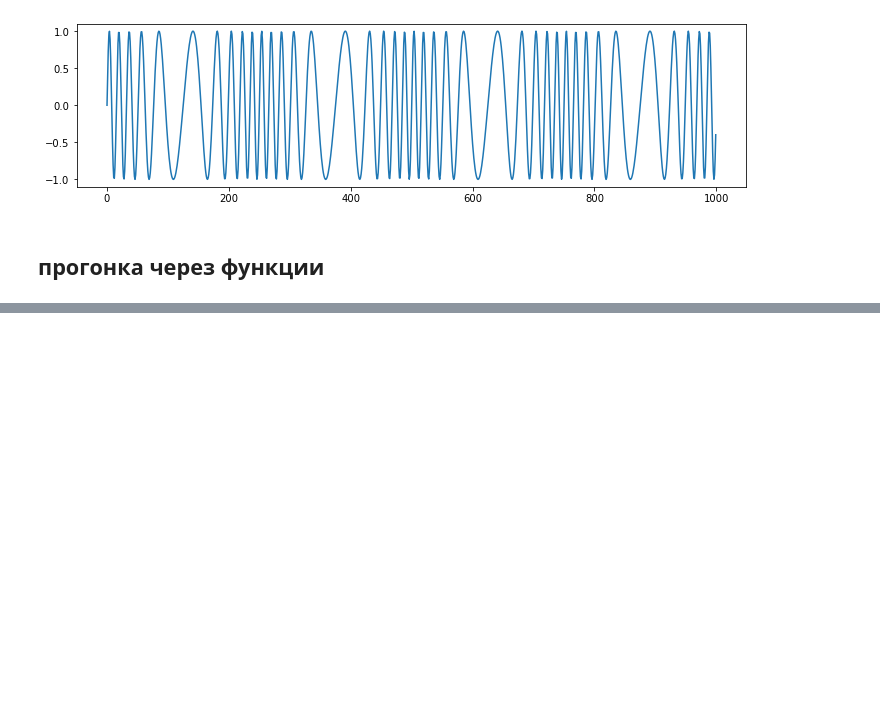
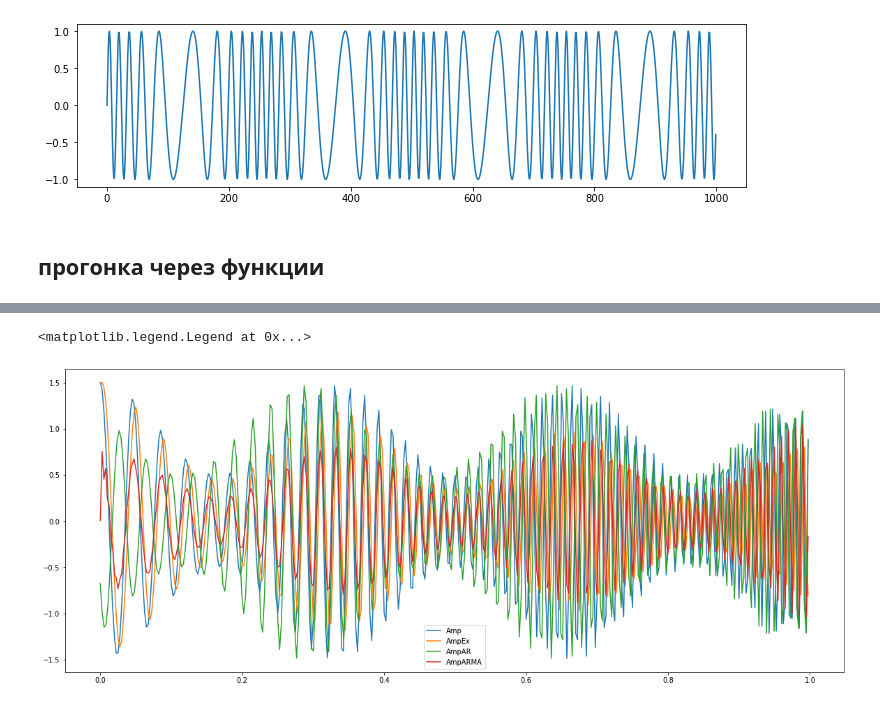
Before and after one commit to Max25112/PythonApplication1, a Jupyter notebook: PythonApplication1/p2.ipynb, the cells around one changed output, grey strips where cells are left out. Cells and saved outputs as stored; diff of their text form; code cells hidden in the pictures; blank space fills up the shorter version.

```diff
--- a/PythonApplication1/p2.ipynb
+++ b/PythonApplication1/p2.ipynb
@@ -193,3 +201,13 @@ plt.plot(LengArr(pi*4,f_AR(ysin)), f_AR(ysin), label="SinAR2")
+# %%
+plt.figure(figsize=(20, 8))
+plt.plot(xAmp, yAmp, label="Amp")
+plt.plot(xAmp, exponential_smoothing2(yAmp), label="AmpEx")
+plt.plot(LengArr(1,func_AR(yAmp)), func_AR(yAmp), label="AmpAR")
+plt.plot(LengArr(1,f_ARMA(yAmp, 0,1)), f_ARMA(yAmp, 0, 1), label="AmpARMA")
+plt.legend()
+# %% [output]
+<matplotlib.legend.Legend at 0x...>
+[figure, added]
 # %%
 plt.figure(figsize=(20, 8))
 xAmp, yAmp
```
Also changed, not shown: parts of 9 cells of this notebook.
